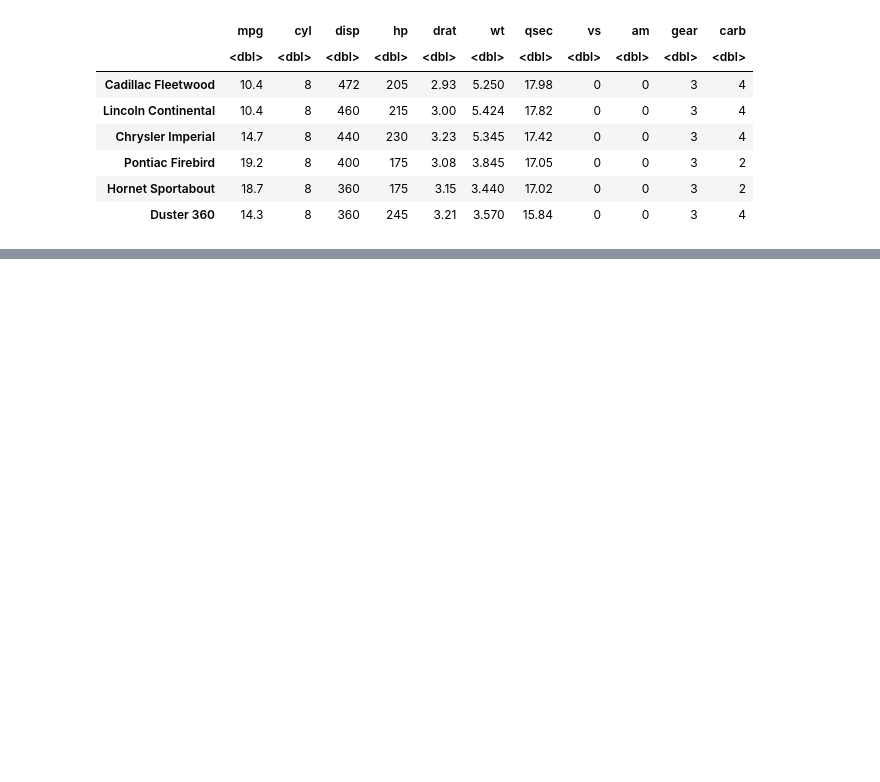
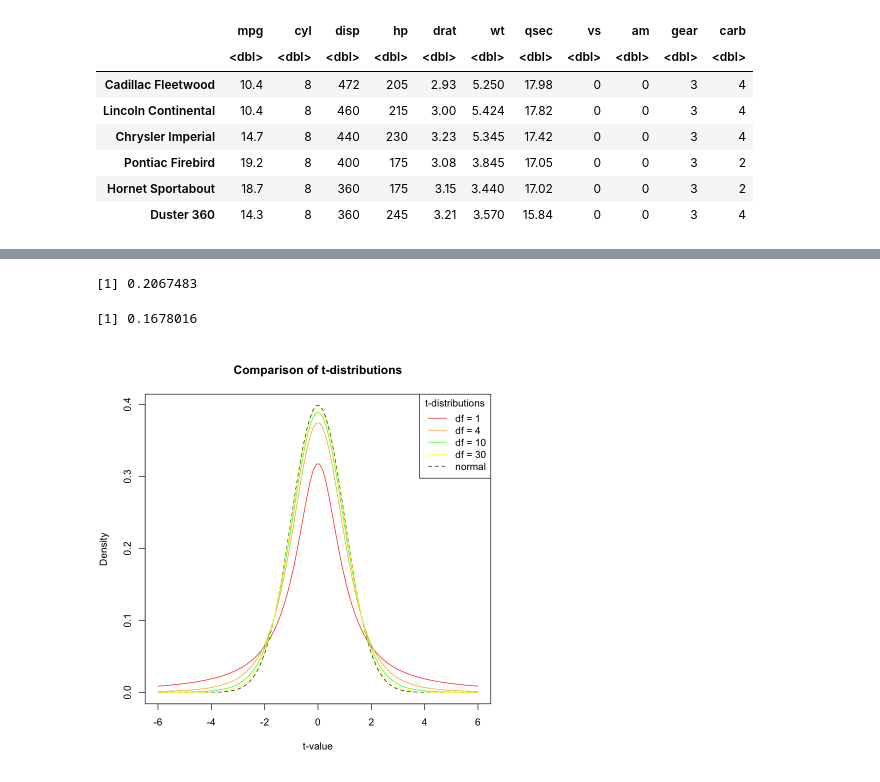
Before and after one commit to wang-zhijun/learn-statistics, a Jupyter notebook: learn-r.ipynb, the cells around one changed output, grey strips where cells are left out. Cells and saved outputs as stored; diff of their text form; code cells hidden in the pictures; blank space fills up the shorter version.

```diff
--- a/learn-r.ipynb
+++ b/learn-r.ipynb
@@ -698,0 +712,30 @@ A data.frame: 6 × 11
+# %%
+# dt関数の例
+dt(1, 3)
+dt(1.2,3)
+# %% [output]
+[1] 0.2067483
+[1] 0.1678016
+# %%
+# Generate a vector of 100 values between -6 and 6
+x <- seq(-6, 6, length = 100)
+
+# Degrees of freedom, ４つのt分布の描画するので、四つの自由度を設定する
+df = c(1,4,10,30)
+
+# それぞれの分布を違う色で描画する
+colour = c("red", "orange", "green", "yellow","black")
+
+# Plot a normal distribution, lty=2で点線を指定する。 lty=1にすると、普通の線になる
+plot(x, dnorm(x), type = "l", lty = 2, xlab = "t-value", ylab = "Density",
+     main = "Comparison of t-distributions", col = "black")
+
+for(i in 1:4) {
+    lines(x, dt(x, df[i]), col=colour[i])
+}
+
+# Add a legend
+legend("topright", c("df = 1", "df = 4", "df = 10", "df = 30", "normal"),
+       col = colour, title = "t-distributions", lty = c(1,1,1,1,2))
+# %% [output]
+[figure, added]
```
Also changed, not shown: parts of 2 cells of this notebook.
